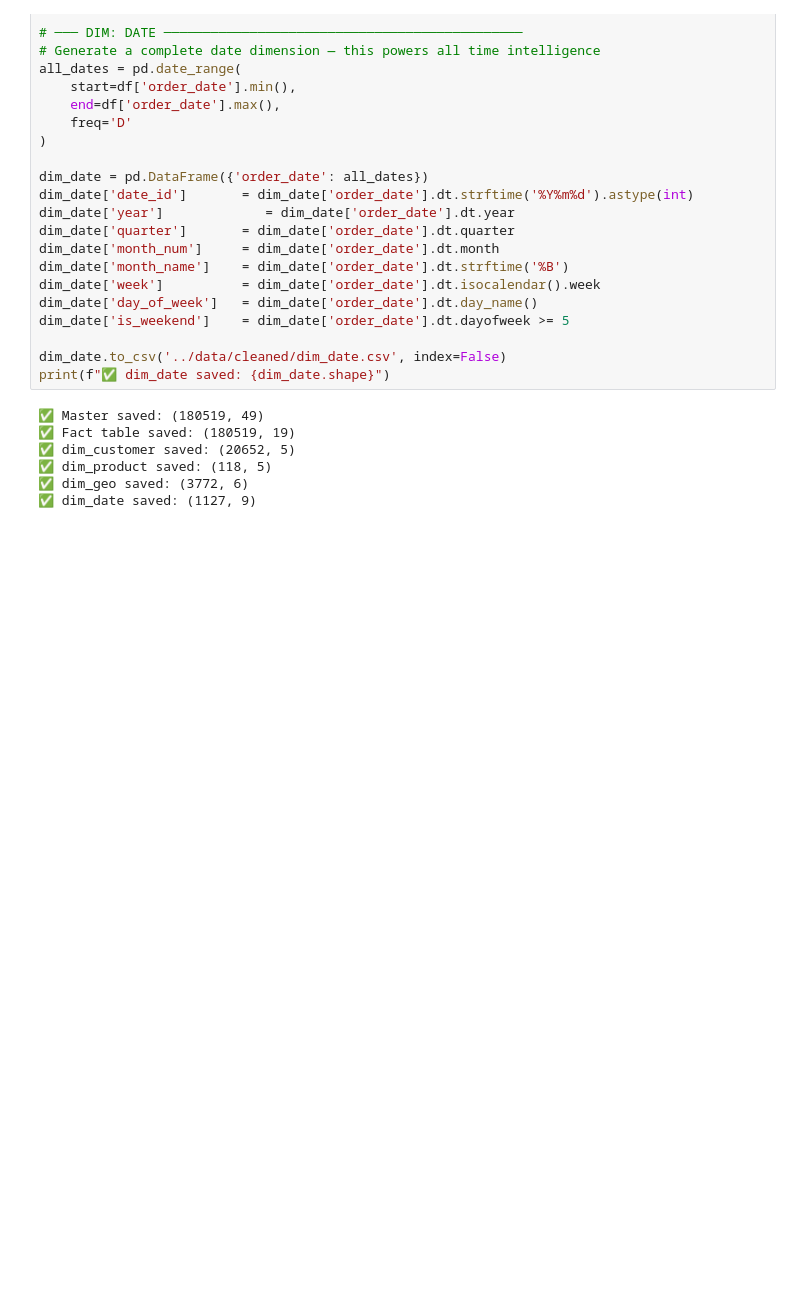
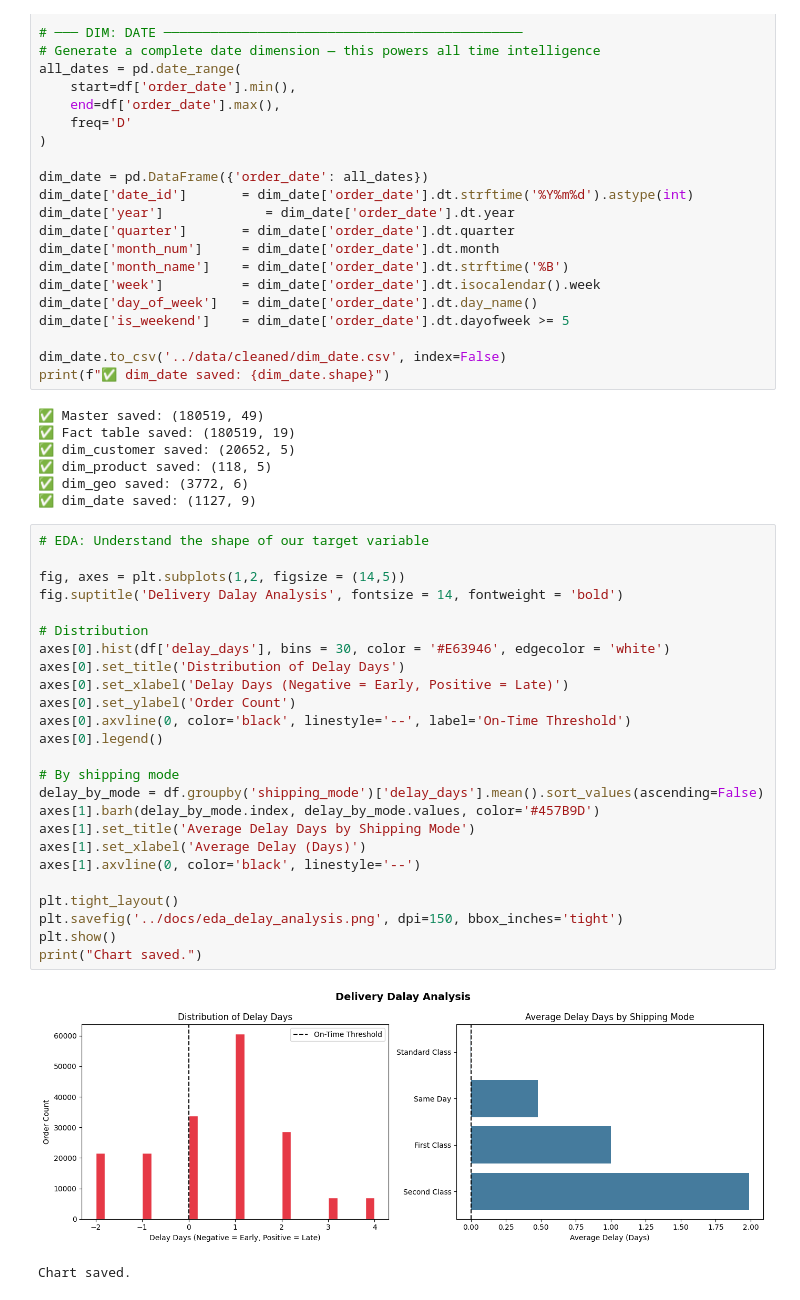
Before and after one commit to bhuvancw/supply-chain-analytics, a Jupyter notebook: notebooks/01_cleaning_eda.ipynb, the cells around one changed output. Cells and saved outputs as stored; diff of their text form; blank space fills up the shorter version.

```diff
--- a/notebooks/01_cleaning_eda.ipynb
+++ b/notebooks/01_cleaning_eda.ipynb
@@ -348,3 +348,31 @@ print(f"✅ dim_date saved: {dim_date.shape}")
 ✅ dim_product saved: (118, 5)
 ✅ dim_geo saved: (3772, 6)
 ✅ dim_date saved: (1127, 9)
+# %%
+# EDA: Understand the shape of our target variable
+
+fig, axes = plt.subplots(1,2, figsize = (14,5))
+fig.suptitle('Delivery Dalay Analysis', fontsize = 14, fontweight = 'bold')
+
+# Distribution
+axes[0].hist(df['delay_days'], bins = 30, color = '#E63946', edgecolor = 'white')
+axes[0].set_title('Distribution of Delay Days')
+axes[0].set_xlabel('Delay Days (Negative = Early, Positive = Late)')
+axes[0].set_ylabel('Order Count')
+axes[0].axvline(0, color='black', linestyle='--', label='On-Time Threshold')
+axes[0].legend()
+
+# By shipping mode
+delay_by_mode = df.groupby('shipping_mode')['delay_days'].mean().sort_values(ascending=False)
+axes[1].barh(delay_by_mode.index, delay_by_mode.values, color='#457B9D')
+axes[1].set_title('Average Delay Days by Shipping Mode')
+axes[1].set_xlabel('Average Delay (Days)')
+axes[1].axvline(0, color='black', linestyle='--')
+
+plt.tight_layout()
+plt.savefig('../docs/eda_delay_analysis.png', dpi=150, bbox_inches='tight')
+plt.show()
+print("Chart saved.")
+# %% [output]
+[figure, added]
+Chart saved.
```
Also changed, not shown: parts of 3 cells of this notebook, 9 other files.
